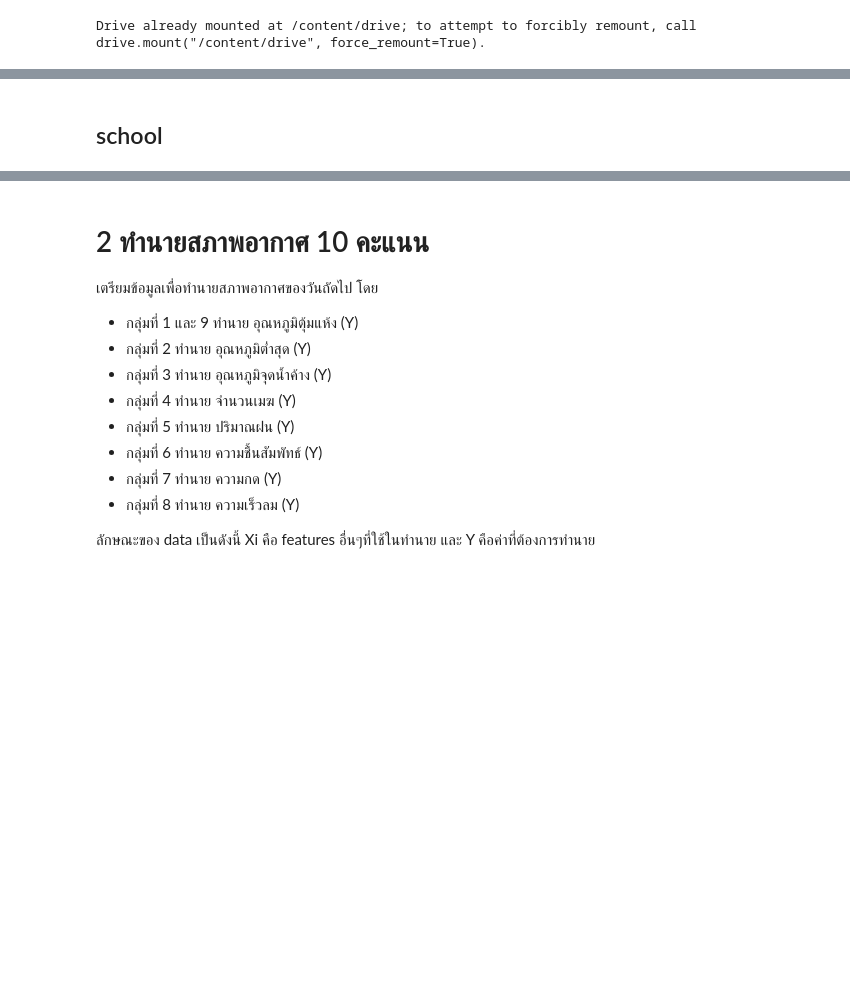
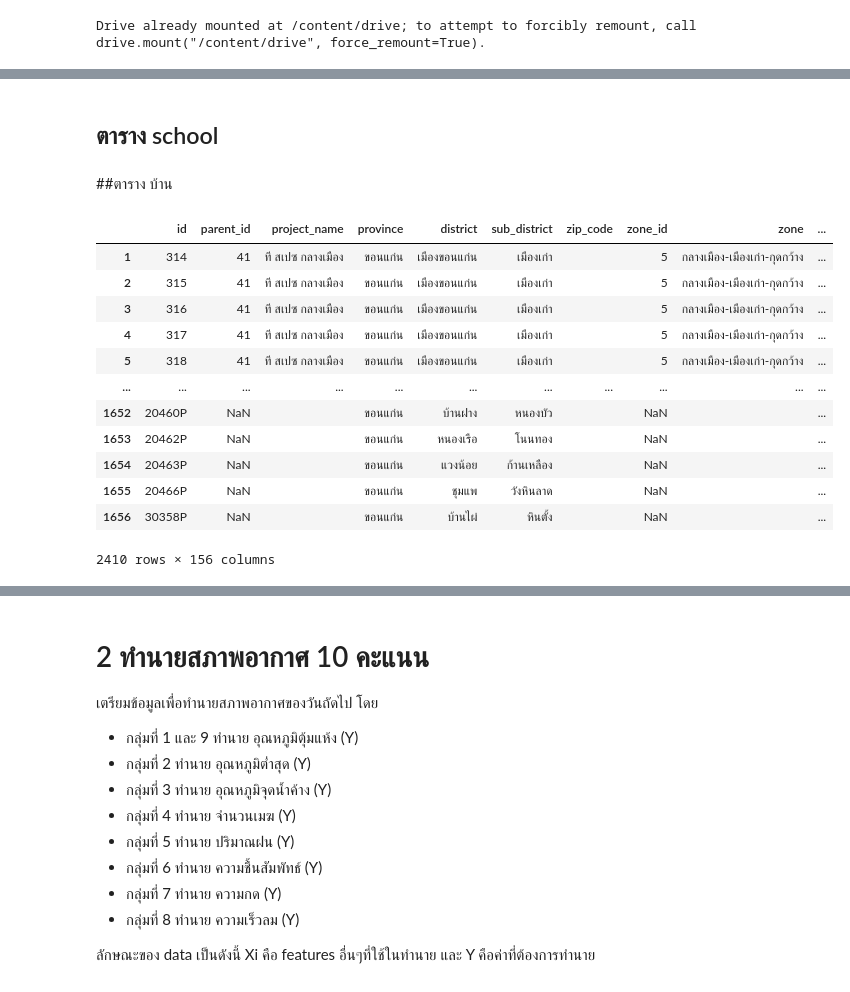
Before and after one commit to Suriya6744/bsc_dpdm22, a Jupyter notebook: midterm_dpdm22.ipynb, the cells around one changed output, grey strips where cells are left out. Saved outputs shown, nothing was run; the diff lists cells and outputs as text; code cells hidden in the pictures; blank space fills up the shorter version.

```diff
--- a/midterm_dpdm22.ipynb
+++ b/midterm_dpdm22.ipynb
@@ -33,5 +267,5 @@ dict_keys(['1', '4', '6', '7', '9', '11', '16', '17', '18', '19', '20', '21', '2
 # %% [markdown]
-## school
+## ตาราง school
 # %%
 with open('/content/drive/MyDrive/bsc_DMPM_data/MIDterm/school.json') as json_file:
     sc = json.loads(json_file.read())
@@ -37,0 +290,19 @@ with open('/content/drive/MyDrive/bsc_DMPM_data/MIDterm/school.json') as json_fi
+# %% [markdown]
+##ตาราง บ้าน
+# %%
+thishome = pd.concat([home1,home2])
+thishome
+# %% [output]
+|  | id | parent_id | project_name | province | district | sub_district | zip_code | zone_id | zone | ... |
+| 1 | 314 | 41 | ที สเปซ กลางเมือง | ขอนแก่น | เมืองขอนแก่น | เมืองเก่า |  | 5 | กลางเมือง-เมืองเก่า-กุดกว้าง | ... |
+| 2 | 315 | 41 | ที สเปซ กลางเมือง | ขอนแก่น | เมืองขอนแก่น | เมืองเก่า |  | 5 | กลางเมือง-เมืองเก่า-กุดกว้าง | ... |
+| 3 | 316 | 41 | ที สเปซ กลางเมือง | ขอนแก่น | เมืองขอนแก่น | เมืองเก่า |  | 5 | กลางเมือง-เมืองเก่า-กุดกว้าง | ... |
+| 4 | 317 | 41 | ที สเปซ กลางเมือง | ขอนแก่น | เมืองขอนแก่น | เมืองเก่า |  | 5 | กลางเมือง-เมืองเก่า-กุดกว้าง | ... |
+| 5 | 318 | 41 | ที สเปซ กลางเมือง | ขอนแก่น | เมืองขอนแก่น | เมืองเก่า |  | 5 | กลางเมือง-เมืองเก่า-กุดกว้าง | ... |
+| ... | ... | ... | ... | ... | ... | ... | ... | ... | ... | ... |
+| 1652 | 20460P | NaN |  | ขอนแก่น | บ้านฝาง | หนองบัว |  | NaN |  | ... |
+| 1653 | 20462P | NaN |  | ขอนแก่น | หนองเรือ | โนนทอง |  | NaN |  | ... |
+| 1654 | 20463P | NaN |  | ขอนแก่น | แวงน้อย | ก้านเหลือง |  | NaN |  | ... |
+| 1655 | 20466P | NaN |  | ขอนแก่น | ชุมแพ | วังหินลาด |  | NaN |  | ... |
+| 1656 | 30358P | NaN |  | ขอนแก่น | บ้านไผ่ | หินตั้ง |  | NaN |  | ... |
+2410 rows × 156 columns
```
Also changed, not shown: parts of 96 cells of this notebook.
